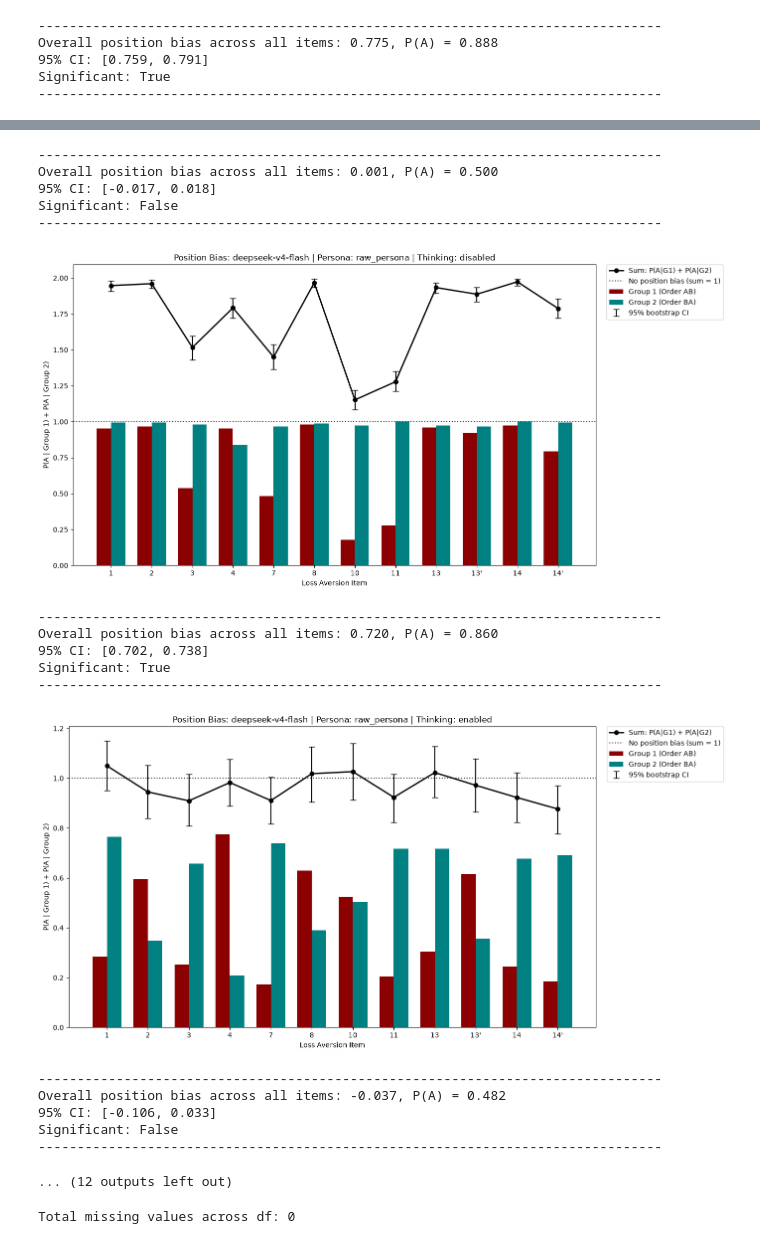
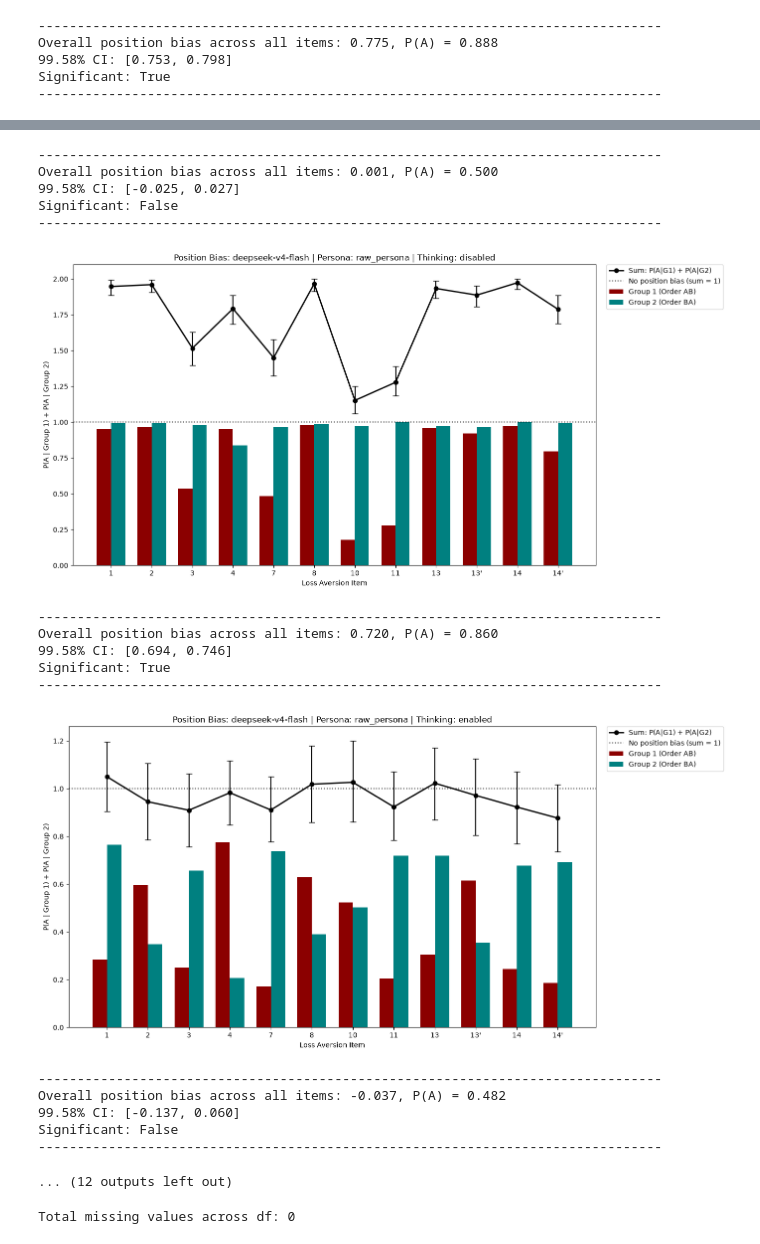
Before and after one commit to DanielSchipfer/The-Parrot-in-the-Machine-Simulating-Human-Behavior-with-Large-Language-Models, a Jupyter notebook: code/evaluation/risk_aversion_evaluation.ipynb, the cells around one changed output, grey strips where cells are left out. Drawn from its saved outputs; the diff is of its cells as text; code cells hidden in the pictures.

Commit message:
bonferroni adjustment

```diff
--- a/code/evaluation/risk_aversion_evaluation.ipynb
+++ b/code/evaluation/risk_aversion_evaluation.ipynb
@@ -80,0 +84,4 @@ df = df.dropna(subset=cols).copy()
+# %%
+alpha = 0.05 / 12  # Bonferroni over the 12 conditions
+bonferoni_CI = (round(1 - alpha, 4)) * 100
+bonferoni_CI
@@ -105,8 +114,7 @@ def test_position_bias(
     """
 
     rng = np.random.default_rng(seed)
-    excluded = {"Loss_Aversion_5", "Loss_Aversion_6", "Loss_Aversion_9"}
-    loss_cols = [col for col in df.columns if col.startswith("Loss_Aversion_") and col not in excluded]
+    loss_cols = [col for col in df.columns if col.startswith("Loss_Aversion_")]
 
     group_1_data = df.loc[df[group_col] == group_1, loss_cols]
     group_2_data = df.loc[df[group_col] == group_2, loss_cols]
@@ -156,19 +164,24 @@ def test_position_bias(
         bootstrap_statistics[bootstrap] = item_bias.mean()
 
     # overall Bootstrap CI
-    lower_95CI = np.quantile(bootstrap_statistics, 0.025)
-    upper_95CI = np.quantile(bootstrap_statistics, 0.975)
+    alpha = 0.05 / 12  # Bonferroni over the 12 conditions
+    lower_bound = alpha / 2
+    upper_bound = 1 - alpha / 2
+
+    # Overall bootstrap CI
+    lower_CI = np.quantile(bootstrap_statistics, lower_bound)
+    upper_CI = np.quantile(bootstrap_statistics, upper_bound)
 
     # Item level CI
-    item_summary["lower_95CI"] = np.quantile(bootstrap_item_bias, 0.025, axis=0)
-    item_summary["upper_95CI"] = np.quantile(bootstrap_item_bias, 0.975, axis=0)
+    item_summary["lower_CI"] = np.quantile(bootstrap_item_bias, lower_bound, axis=0)
+    item_summary["upper_CI"] = np.quantile(bootstrap_item_bias, upper_bound, axis=0)
 
     overall_summary = pd.DataFrame({
         "position_bias": [observed_position_bias],
         "position_bias_p_A": [((observed_position_bias + 1) / 2)],
-        "lower_95CI": [lower_95CI],
-        "upper_95CI": [upper_95CI],
-        "significant_first_position_bias": [lower_95CI > 0 or upper_95CI < 0]
+        "lower_CI": [lower_CI],
+        "upper_CI": [upper_CI],
+        "significant_first_position_bias": [lower_CI > 0 or upper_CI < 0]
     })
 
     return item_summary, overall_summary, bootstrap_statistics
@@ -215,8 +228,8 @@ def plot_position_bias(
         color="teal"
     )
 
-    lower_error = (plot_data["sum_p_A"] - (plot_data["lower_95CI"] + 1))
-    upper_error = ((plot_data["upper_95CI"] + 1) - plot_data["sum_p_A"])
+    lower_error = (plot_data["sum_p_A"] - (plot_data["lower_CI"] + 1))
+    upper_error = ((plot_data["upper_CI"] + 1) - plot_data["sum_p_A"])
 
     ax.errorbar(
         x,
@@ -228,8 +241,7 @@ def plot_position_bias(
         fmt="none",
         ecolor="black",
         elinewidth=1.5,
-        capsize=4,
-        label="95% bootstrap CI"
+        capsize=4
     )
 
     # SUM OF GROUP 1 + GROUP 2
@@ -283,8 +295,8 @@ for (llm, persona, thinking), condition_df in df.groupby(["llm", "persona", "thi
         "thinking": thinking,
         "position_bias": summary["position_bias"].iloc[0],
         "position_bias_p_A": summary["position_bias_p_A"].iloc[0],
-        "position_bias_lower_95CI": summary["lower_95CI"].iloc[0],
-        "position_bias_upper_95CI": summary["upper_95CI"].iloc[0],
+        "position_bias_lower_CI": summary["lower_CI"].iloc[0],
+        "position_bias_upper_CI": summary["upper_CI"].iloc[0],
         "position_bias_significant": summary["significant_first_position_bias"].iloc[0]
     })
 
@@ -300,7 +312,7 @@ for (llm, persona, thinking), condition_df in df.groupby(["llm", "persona", "thi
     )
     print("-" * 80)
     print(f"Overall position bias across all items: {summary['position_bias'].iloc[0]:.3f}, P(A) = {summary['position_bias_p_A'].iloc[0]:.3f}")
-    print(f"95% CI: [{summary['lower_95CI'].iloc[0]:.3f}, {summary['upper_95CI'].iloc[0]:.3f}]")
+    print(f"{bonferoni_CI}% CI: [{summary['lower_CI'].iloc[0]:.3f}, {summary['upper_CI'].iloc[0]:.3f}]")
     print(f"Significant: {summary['significant_first_position_bias'].iloc[0]}")
     print("-" * 80)
 position_bias_summary = pd.DataFrame(position_bias_rows)
@@ -321,5 +333,5 @@ Significant: False
 --------------------------------------------------------------------------------
 Overall position bias across all items: 0.775, P(A) = 0.888
-95% CI: [0.759, 0.791]
+99.58% CI: [0.753, 0.798]
 Significant: True
 --------------------------------------------------------------------------------
@@ -327,18 +339,18 @@ Significant: True
 --------------------------------------------------------------------------------
 Overall position bias across all items: 0.001, P(A) = 0.500
-95% CI: [-0.017, 0.018]
+99.58% CI: [-0.025, 0.027]
 Significant: False
 --------------------------------------------------------------------------------
-[figure, old version]
+[figure, new version]
 --------------------------------------------------------------------------------
 Overall position bias across all items: 0.720, P(A) = 0.860
-95% CI: [0.702, 0.738]
+99.58% CI: [0.694, 0.746]
 Significant: True
 --------------------------------------------------------------------------------
-[figure, old version]
+[figure, new version]
 --------------------------------------------------------------------------------
 Overall position bias across all items: -0.037, P(A) = 0.482
-95% CI: [-0.106, 0.033]
+99.58% CI: [-0.137, 0.060]
 Significant: False
 --------------------------------------------------------------------------------
 ... (12 outputs left out)
```
Also changed, not shown: parts of 24 cells of this notebook.
